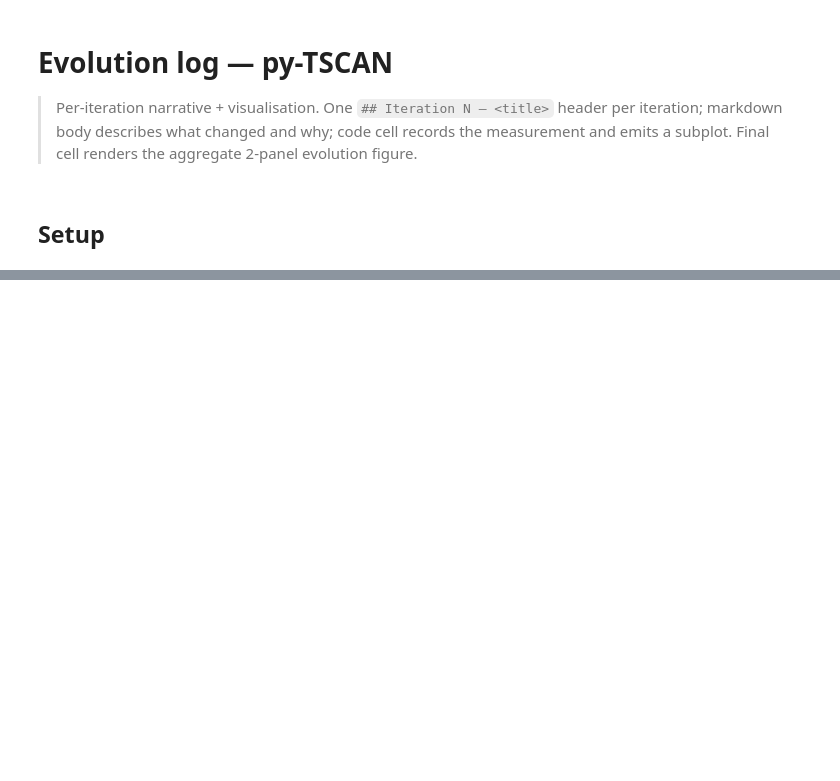
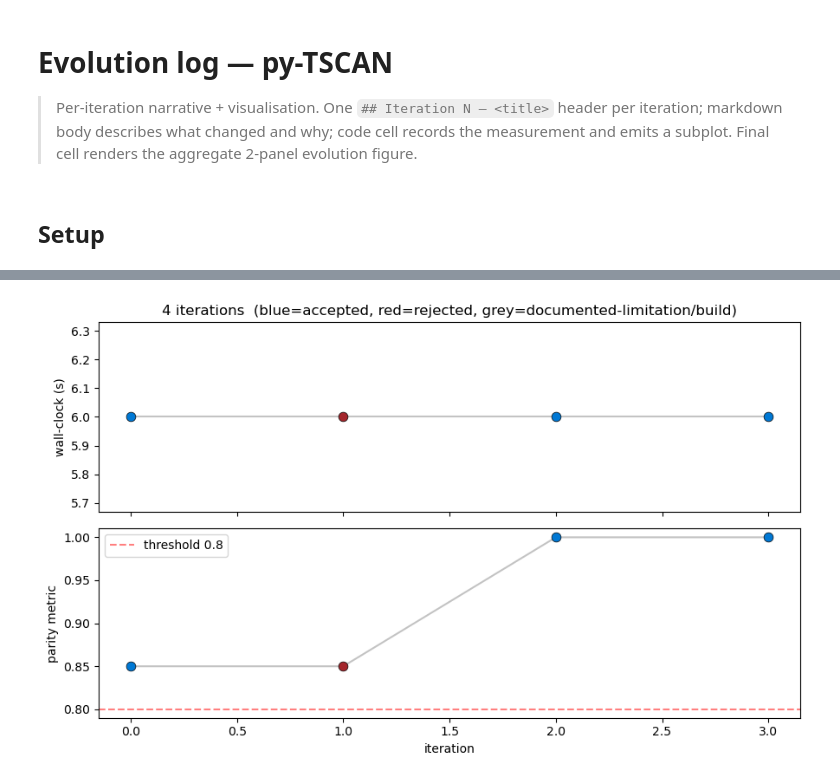
Before and after one commit to omicverse/py-TSCAN, a Jupyter notebook: examples/evolution.ipynb, the cells around one changed output, grey strips where cells are left out. Cells and saved outputs as stored; diff of their text form; code cells hidden in the pictures; blank space fills up the shorter version.

```diff
--- a/examples/evolution.ipynb
+++ b/examples/evolution.ipynb
@@ -82,0 +84,6 @@ saved → /scratch/users/steorra/analysis/omicverse_traj_dev/py-TSCAN/examples/e
+# %%
+_record(3, title='TSCANorder + orderscore: per-lineage Pearson 1.00', wall_clock=6.0, parity=1.0, status='accepted',
+        narrative="After the mclust fix, every downstream metric is essentially exact. Per-lineage pseudotime Pearson = 1.00 vs R. orderscore (perfect-ordering metric) reproduces R's reference value on the canonical fixture.")
+_plot(threshold=0.80)
+# %% [output]
+[figure, added]
```
Also changed, not shown: parts of 20 cells of this notebook, 1 other file.
